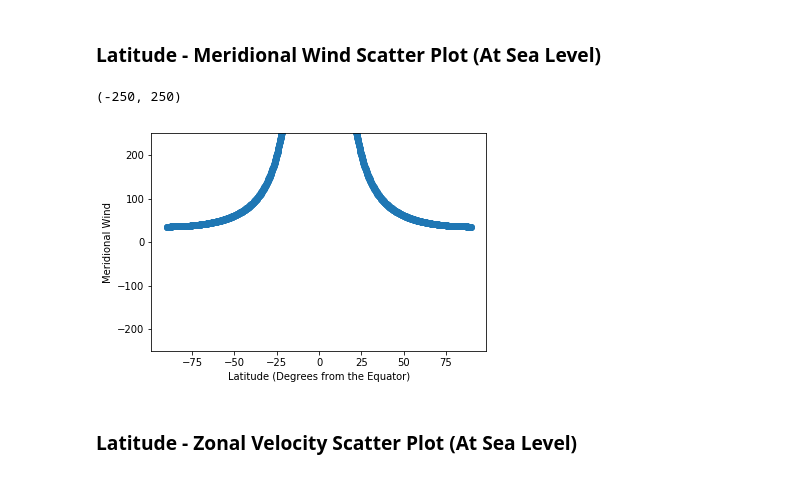
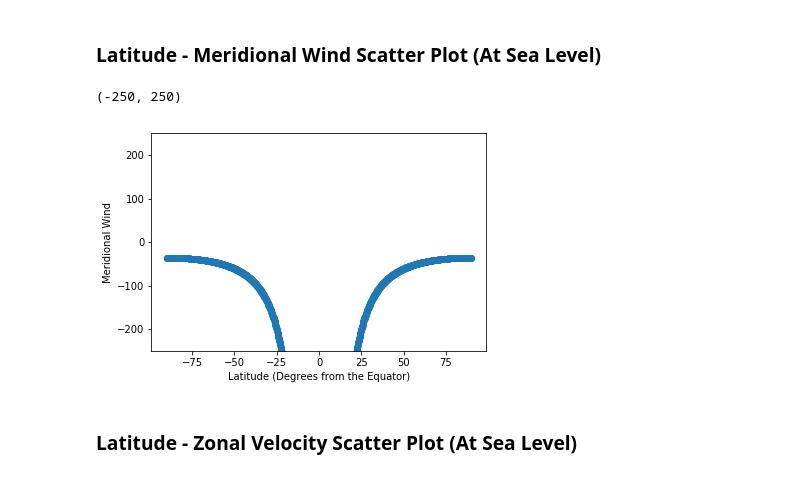
Before and after one commit to amsimp/amsimp, a Jupyter notebook: benchmarking/visualise.ipynb, the cells around one changed output. Saved outputs shown, nothing was run; the diff lists cells and outputs as text; code cells hidden in the pictures.

Commit message:
Fixes Meridional Wind Graph

```diff
--- a/benchmarking/visualise.ipynb
+++ b/benchmarking/visualise.ipynb
@@ -30,13 +30,13 @@ plt.ylim(-250, 250)
 # %% [markdown]
 ### Latitude - Meridional Wind Scatter Plot (At Sea Level)
 # %%
-plt.scatter(detail.latitude_lines(), detail.zonal_wind()[0])
+plt.scatter(detail.latitude_lines(), detail.meridional_wind()[0])
 plt.xlabel('Latitude (Degrees from the Equator)')
 plt.ylabel('Meridional Wind')
 plt.ylim(-250, 250)
 # %% [output]
 (-250, 250)
-[figure, old version]
+[figure, new version]
 # %% [markdown]
 ### Latitude - Zonal Velocity Scatter Plot (At Sea Level)
 # %%
```
Also changed, not shown: 1 other file.
